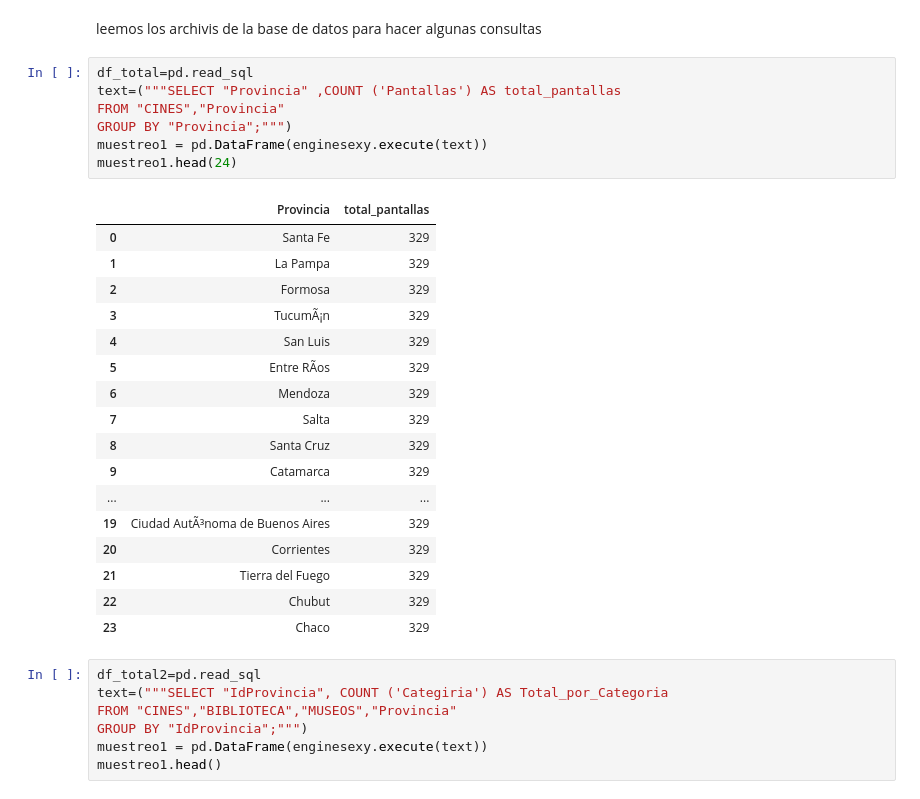
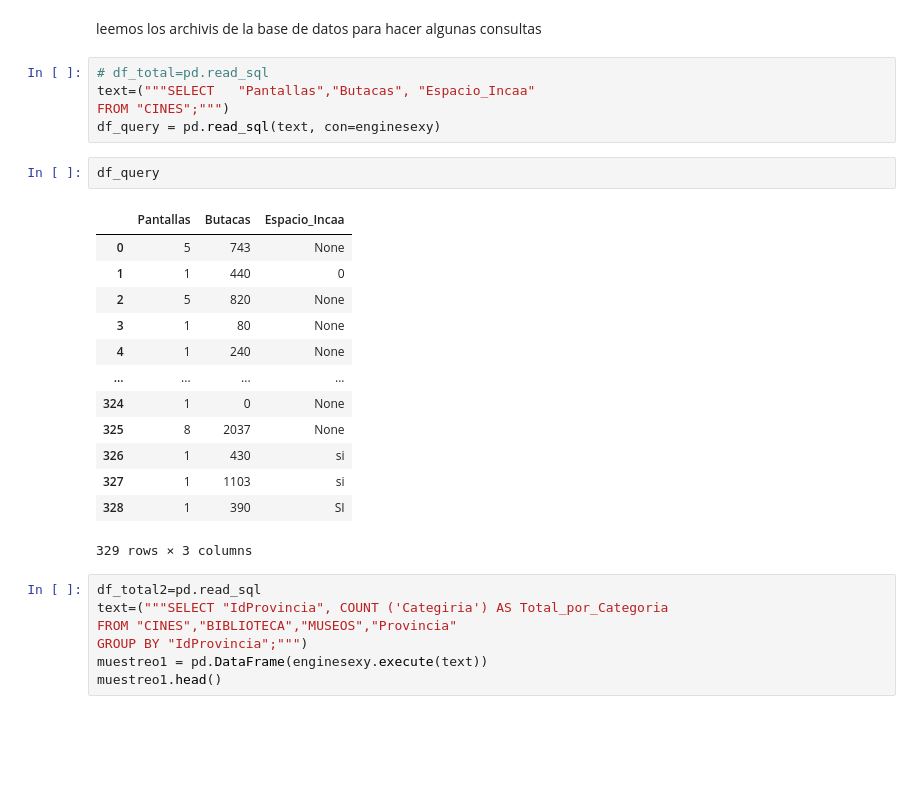
Before and after one commit to yesicadematos/Data-Analyst, a Jupyter notebook: prueba/resultado_total.ipynb, the cells around one changed output. Cells and saved outputs as stored; diff of their text form; blank space fills up the shorter version.

```diff
--- a/prueba/resultado_total.ipynb
+++ b/prueba/resultado_total.ipynb
@@ -5,31 +5,27 @@ from sqlalchemy import text
 from conector import enginesexy
 # %% [markdown]
 leemos los archivis de la base de datos para hacer algunas consultas
-# %%
-df_total=pd.read_sql
-text=("""SELECT "Provincia" ,COUNT ('Pantallas') AS total_pantallas
-FROM "CINES","Provincia"
-GROUP BY "Provincia";""")
-muestreo1 = pd.DataFrame(enginesexy.execute(text))
-muestreo1.head(24)
-# %% [output]
-|  | Provincia | total_pantallas |
-| 0 | Santa Fe | 329 |
-| 1 | La Pampa | 329 |
-| 2 | Formosa | 329 |
-| 3 | TucumÃ¡n | 329 |
-| 4 | San Luis | 329 |
-| 5 | Entre RÃ­os | 329 |
-| 6 | Mendoza | 329 |
-| 7 | Salta | 329 |
-| 8 | Santa Cruz | 329 |
-| 9 | Catamarca | 329 |
-| ... | ... | ... |
-| 19 | Ciudad AutÃ³noma de Buenos Aires | 329 |
-| 20 | Corrientes | 329 |
-| 21 | Tierra del Fuego | 329 |
-| 22 | Chubut | 329 |
-| 23 | Chaco | 329 |
+# %%
+# df_total=pd.read_sql
+text=("""SELECT   "Pantallas","Butacas", "Espacio_Incaa"
+FROM "CINES";""")
+df_query = pd.read_sql(text, con=enginesexy)
+# %%
+df_query
+# %% [output]
+|  | Pantallas | Butacas | Espacio_Incaa |
+| 0 | 5 | 743 | None |
+| 1 | 1 | 440 | 0 |
+| 2 | 5 | 820 | None |
+| 3 | 1 | 80 | None |
+| 4 | 1 | 240 | None |
+| ... | ... | ... | ... |
+| 324 | 1 | 0 | None |
+| 325 | 8 | 2037 | None |
+| 326 | 1 | 430 | si |
+| 327 | 1 | 1103 | si |
+| 328 | 1 | 390 | SI |
+329 rows × 3 columns
 # %%
 df_total2=pd.read_sql
 text=("""SELECT "IdProvincia", COUNT ('Categiria') AS Total_por_Categoria
```
Also changed, not shown: parts of 3 cells of this notebook.
